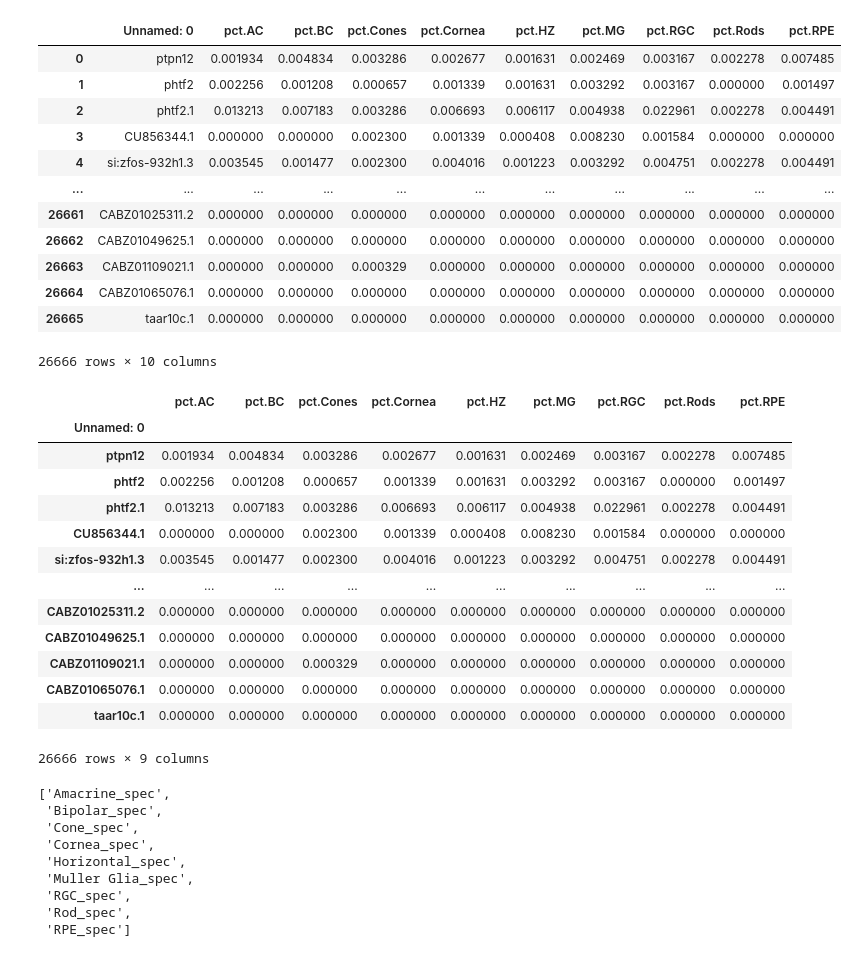
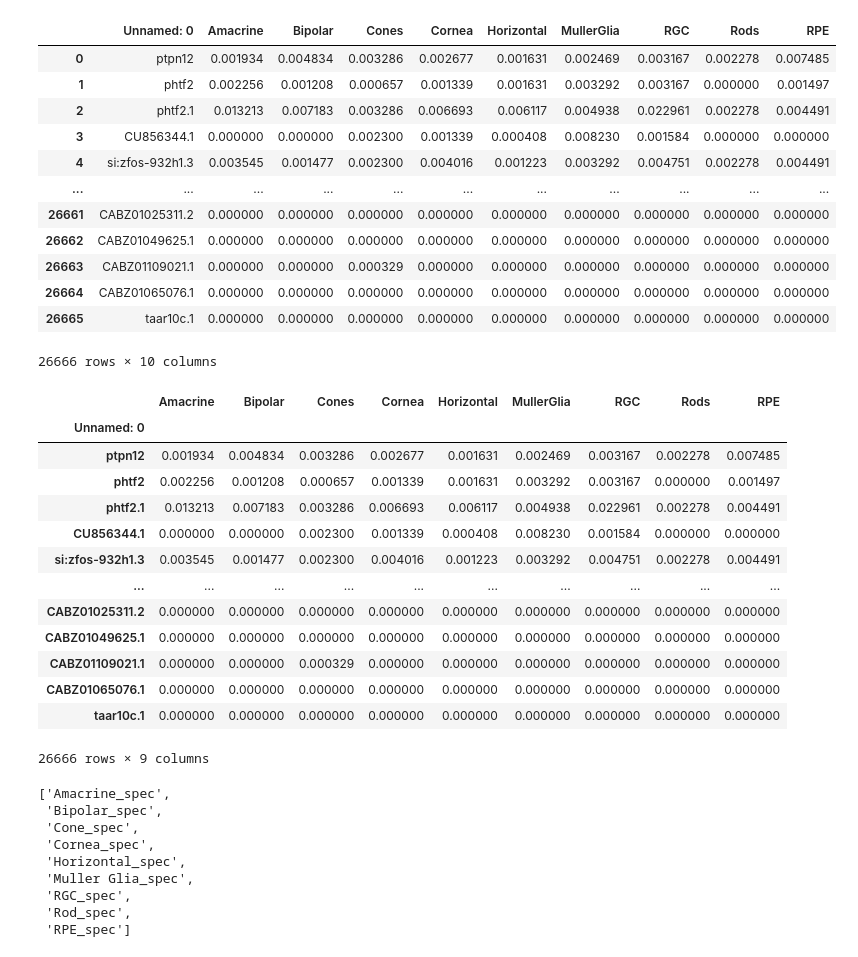
Before and after one commit to sbeven/zebrafish-website, a Jupyter notebook: dataprep.ipynb, the cells around one changed output. Drawn from its saved outputs; the diff is of its cells as text; code cells hidden in the pictures.

```diff
--- a/dataprep.ipynb
+++ b/dataprep.ipynb
@@ -3,10 +3,10 @@
 import numpy as np
 import pandas as pd
 # %%
-df = pd.read_csv("Retina.gene.expr.csv")
+df = pd.read_csv("Retina.gene.expr.pct.csv")
 df
 # %% [output]
-|  | Unnamed: 0 | pct.AC | pct.BC | pct.Cones | pct.Cornea | pct.HZ | pct.MG | pct.RGC | pct.Rods | pct.RPE |
+|  | Unnamed: 0 | Amacrine | Bipolar | Cones | Cornea | Horizontal | MullerGlia | RGC | Rods | RPE |
 | 0 | ptpn12 | 0.001934 | 0.004834 | 0.003286 | 0.002677 | 0.001631 | 0.002469 | 0.003167 | 0.002278 | 0.007485 |
 | 1 | phtf2 | 0.002256 | 0.001208 | 0.000657 | 0.001339 | 0.001631 | 0.003292 | 0.003167 | 0.000000 | 0.001497 |
 | 2 | phtf2.1 | 0.013213 | 0.007183 | 0.003286 | 0.006693 | 0.006117 | 0.004938 | 0.022961 | 0.002278 | 0.004491 |
@@ -23,7 +23,7 @@ df
 df = df.set_index("Unnamed: 0")
 df
 # %% [output]
-|  | pct.AC | pct.BC | pct.Cones | pct.Cornea | pct.HZ | pct.MG | pct.RGC | pct.Rods | pct.RPE |
+|  | Amacrine | Bipolar | Cones | Cornea | Horizontal | MullerGlia | RGC | Rods | RPE |
 | Unnamed: 0 |  |  |  |  |  |  |  |  |  |
 | ptpn12 | 0.001934 | 0.004834 | 0.003286 | 0.002677 | 0.001631 | 0.002469 | 0.003167 | 0.002278 | 0.007485 |
 | phtf2 | 0.002256 | 0.001208 | 0.000657 | 0.001339 | 0.001631 | 0.003292 | 0.003167 | 0.000000 | 0.001497 |
```
Also changed, not shown: parts of 3 cells of this notebook, 6 other files.
